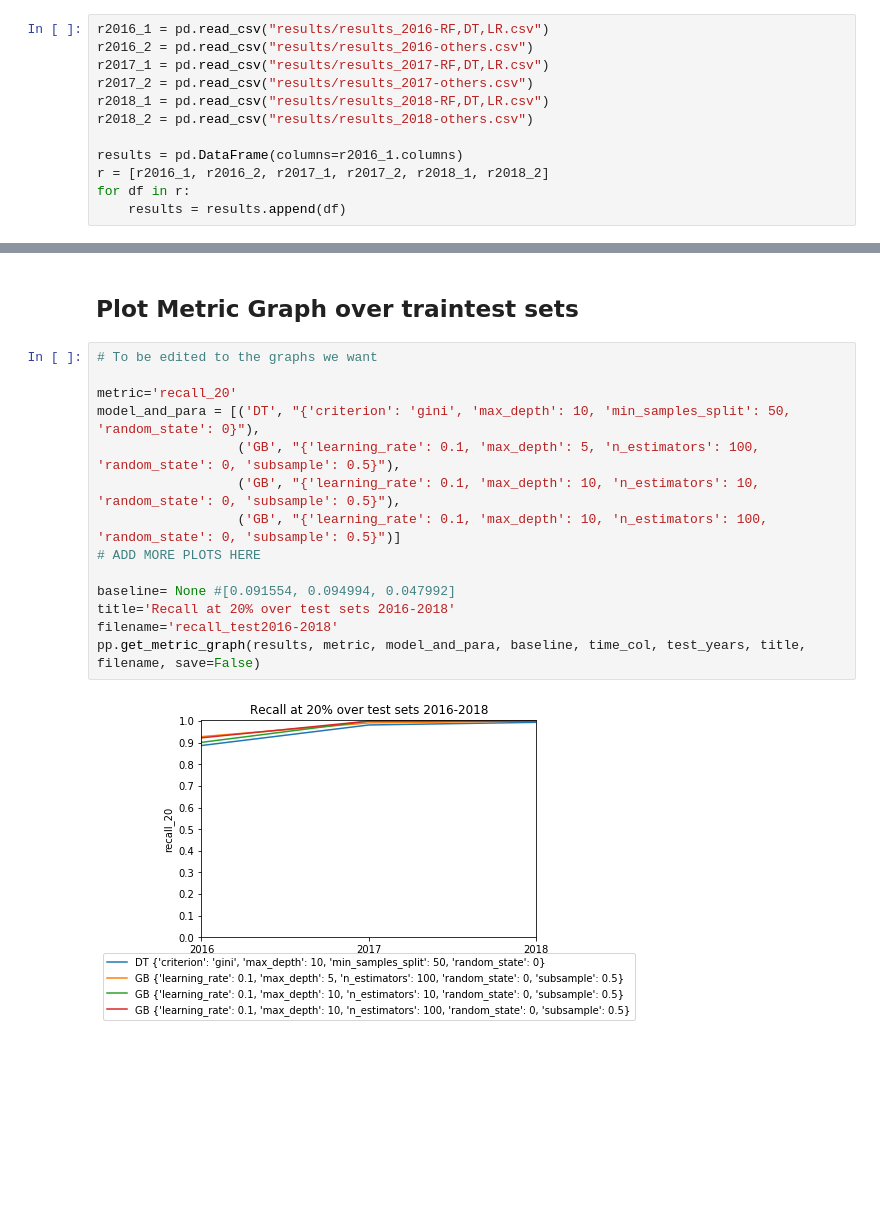
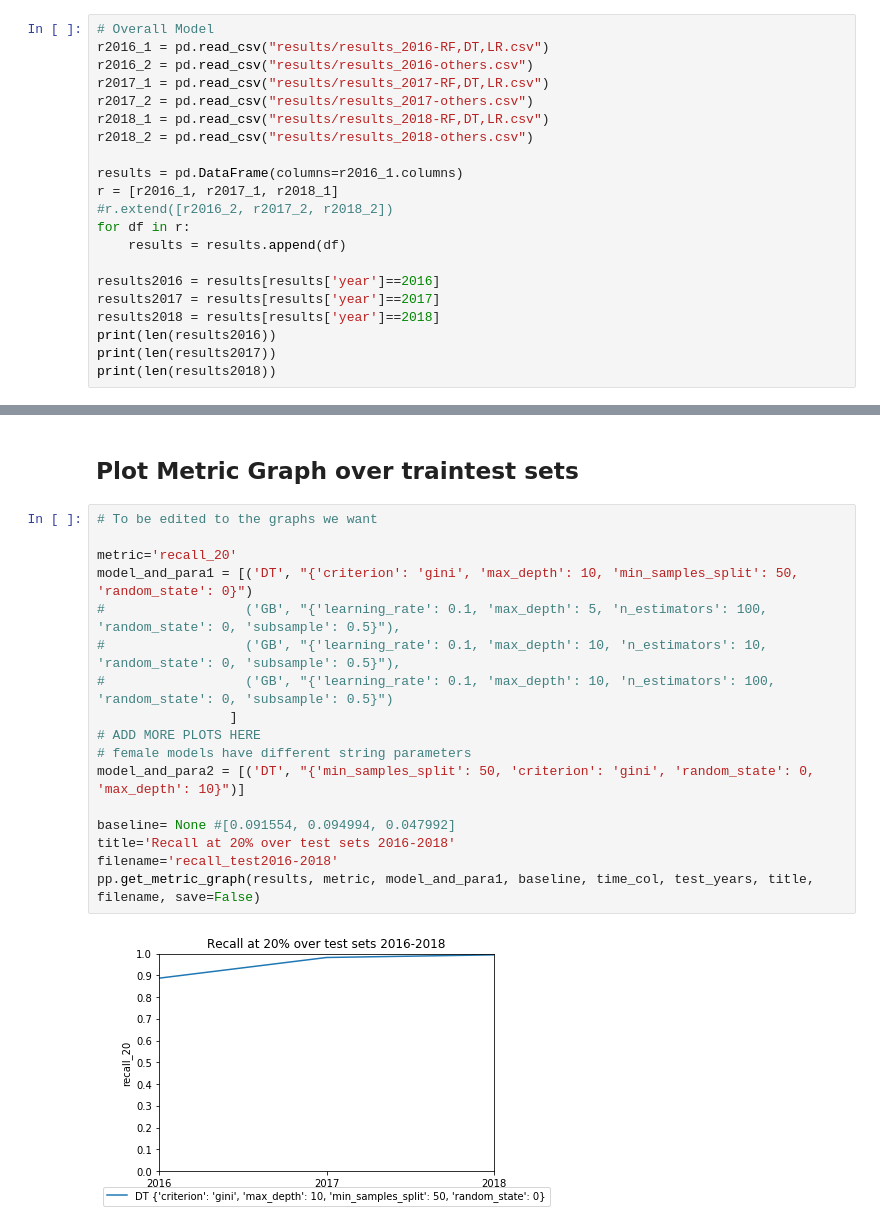
Before and after one commit to laurenjli/ml-nc-recidivism, a Jupyter notebook: source/bestmodels_overall.ipynb, the cells around one changed output, grey strips where cells are left out. Drawn from its saved outputs; the diff is of its cells as text; blank space fills up the shorter version.

Commit message:
updated results with male and females

```diff
--- a/source/bestmodels_overall.ipynb
+++ b/source/bestmodels_overall.ipynb
@@ -7,6 +7,7 @@ import pipeline as pp
 import pandas as pd
 import config
 # %%
+# Overall Model
 r2016_1 = pd.read_csv("results/results_2016-RF,DT,LR.csv")
 r2016_2 = pd.read_csv("results/results_2016-others.csv")
 r2017_1 = pd.read_csv("results/results_2017-RF,DT,LR.csv")
@@ -15,6 +16,14 @@ r2018_1 = pd.read_csv("results/results_2018-RF,DT,LR.csv")
 r2018_2 = pd.read_csv("results/results_2018-others.csv")
 
 results = pd.DataFrame(columns=r2016_1.columns)
-r = [r2016_1, r2016_2, r2017_1, r2017_2, r2018_1, r2018_2]
+r = [r2016_1, r2017_1, r2018_1]
+#r.extend([r2016_2, r2017_2, r2018_2])
 for df in r:
     results = results.append(df)
+
+results2016 = results[results['year']==2016]
+results2017 = results[results['year']==2017]
+results2018 = results[results['year']==2018]
+print(len(results2016))
+print(len(results2017))
+print(len(results2018))
@@ -134,16 +359,19 @@ pp.get_stability_score([results2016,results2017,results2018], metric, cols)
 # %%
 # To be edited to the graphs we want
 
 metric='recall_20'
-model_and_para = [('DT', "{'criterion': 'gini', 'max_depth': 10, 'min_samples_split': 50, 'random_state': 0}"),
-                  ('GB', "{'learning_rate': 0.1, 'max_depth': 5, 'n_estimators': 100, 'random_state': 0, 'subsample': 0.5}"),
-                  ('GB', "{'learning_rate': 0.1, 'max_depth': 10, 'n_estimators': 10, 'random_state': 0, 'subsample': 0.5}"),
-                  ('GB', "{'learning_rate': 0.1, 'max_depth': 10, 'n_estimators': 100, 'random_state': 0, 'subsample': 0.5}")]
+model_and_para1 = [('DT', "{'criterion': 'gini', 'max_depth': 10, 'min_samples_split': 50, 'random_state': 0}")
+#                  ('GB', "{'learning_rate': 0.1, 'max_depth': 5, 'n_estimators': 100, 'random_state': 0, 'subsample': 0.5}"),
+#                  ('GB', "{'learning_rate': 0.1, 'max_depth': 10, 'n_estimators': 10, 'random_state': 0, 'subsample': 0.5}"),
+#                  ('GB', "{'learning_rate': 0.1, 'max_depth': 10, 'n_estimators': 100, 'random_state': 0, 'subsample': 0.5}")
+                 ]
 # ADD MORE PLOTS HERE
+# female models have different string parameters
+model_and_para2 = [('DT', "{'min_samples_split': 50, 'criterion': 'gini', 'random_state': 0, 'max_depth': 10}")]
 
 baseline= None #[0.091554, 0.094994, 0.047992]
 title='Recall at 20% over test sets 2016-2018'
 filename='recall_test2016-2018'
-pp.get_metric_graph(results, metric, model_and_para, baseline, time_col, test_years, title, filename, save=False)
+pp.get_metric_graph(results, metric, model_and_para1, baseline, time_col, test_years, title, filename, save=False)
 # %% [output]
-[figure, old version]
+[figure, new version]
```
Also changed, not shown: parts of 24 cells of this notebook.
